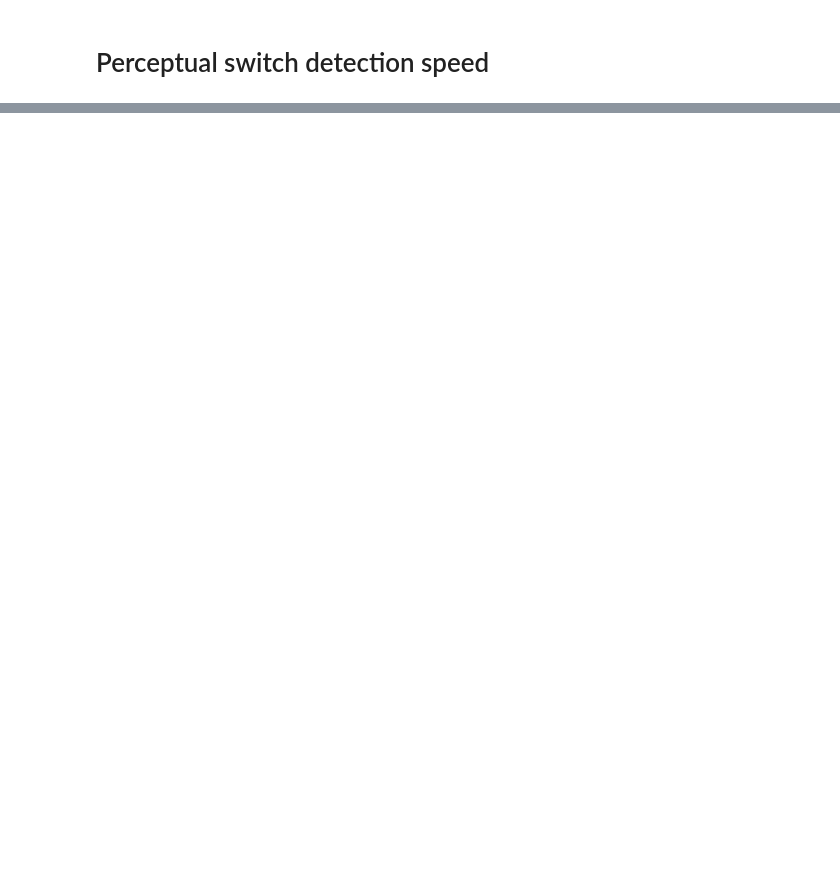
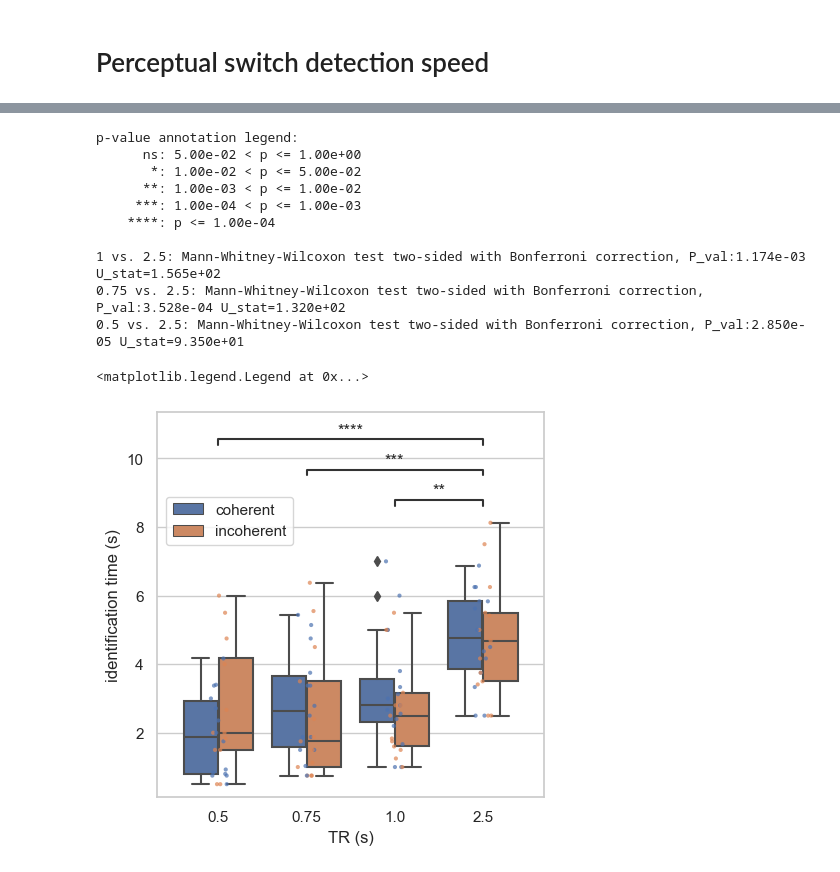
Before and after one commit to CIBIT-UC/vpmbtr, a Jupyter notebook: scripts/step-06_fc.ipynb, the cells around one changed output, grey strips where cells are left out. Saved outputs shown, nothing was run; the diff lists cells and outputs as text; code cells hidden in the pictures; blank space fills up the shorter version.

```diff
--- a/scripts/step-06_fc.ipynb
+++ b/scripts/step-06_fc.ipynb
@@ -461,0 +465,36 @@ p-value annotation legend:
+# %%
+# figure - boxplot of feedback_mt_indexoffirstone_incoherent_mean_secs per TR across subjects using seaborn
+fig = plt.figure(figsize=(5,5))
+sns.set(style="whitegrid")
+
+# boxplot with coherent and incoherent trials together grouped by tr
+ax = sns.boxplot(x="tr", y="feedback_mt_indexoffirstone_mean_secs",
+            hue="trial_type",
+            data=df2)
+
+# overlay jittered data points
+sns.stripplot(x='tr',y='feedback_mt_indexoffirstone_mean_secs',data=df2,hue='trial_type',jitter=True,alpha=0.7,size=3)
+
+ax.set_ylabel('identification time (s)')
+ax.set_xlabel('TR (s)')
+
+annotator = Annotator(ax, TR_pairs, data=df2, x='tr', y='feedback_mt_indexoffirstone_mean_secs', order=TRs)
+annotator.configure(test='Mann-Whitney', text_format='star', loc='inside', verbose=1, comparisons_correction='bonferroni',hide_non_significant=True, line_offset_to_group=10)
+annotator.apply_and_annotate()
+
+# set legend to the first two handles and position to y = 8
+handles, labels = ax.get_legend_handles_labels()
+ax.legend(handles[0:2], labels[0:2], title="",loc='upper left', bbox_to_anchor=(0.005, 0.8))
+# %% [output]
+p-value annotation legend:
+      ns: 5.00e-02 < p <= 1.00e+00
+       *: 1.00e-02 < p <= 5.00e-02
+      **: 1.00e-03 < p <= 1.00e-02
+     ***: 1.00e-04 < p <= 1.00e-03
+    ****: p <= 1.00e-04
+
+1 vs. 2.5: Mann-Whitney-Wilcoxon test two-sided with Bonferroni correction, P_val:1.174e-03 U_stat=1.565e+02
+0.75 vs. 2.5: Mann-Whitney-Wilcoxon test two-sided with Bonferroni correction, P_val:3.528e-04 U_stat=1.320e+02
+0.5 vs. 2.5: Mann-Whitney-Wilcoxon test two-sided with Bonferroni correction, P_val:2.850e-05 U_stat=9.350e+01
+<matplotlib.legend.Legend at 0x...>
+[figure, added]
```
Also changed, not shown: parts of 14 cells of this notebook.
